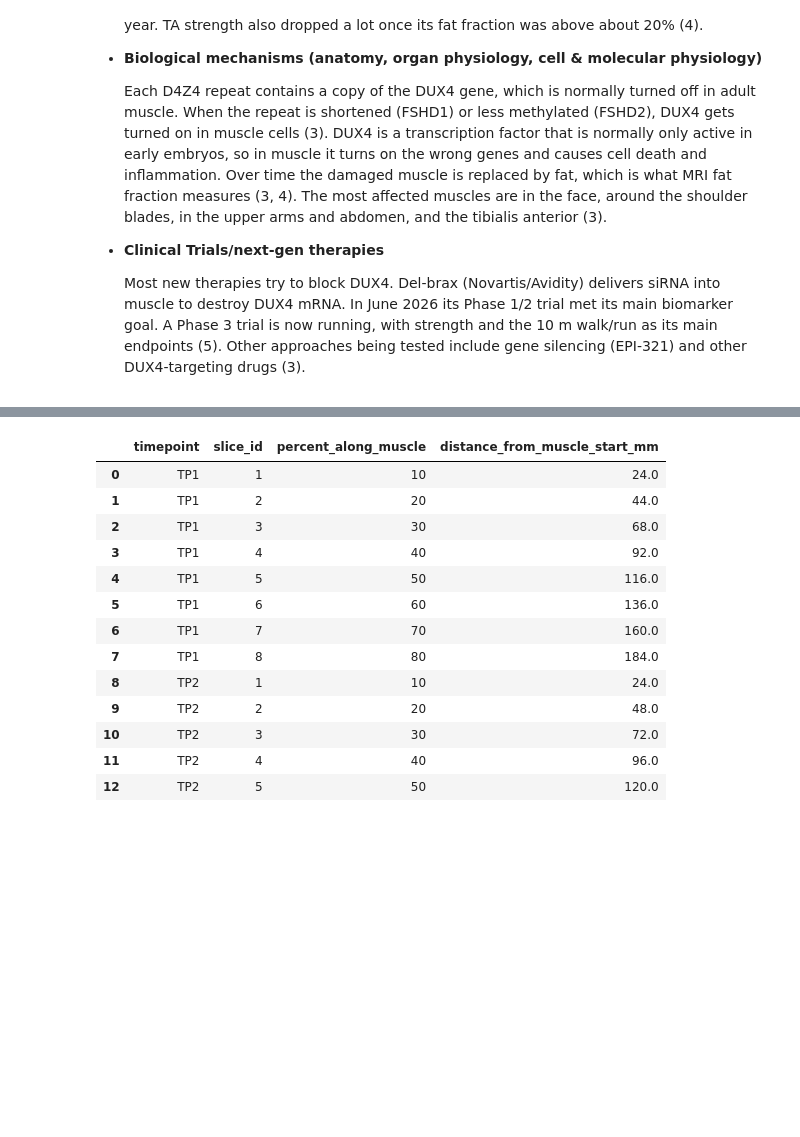
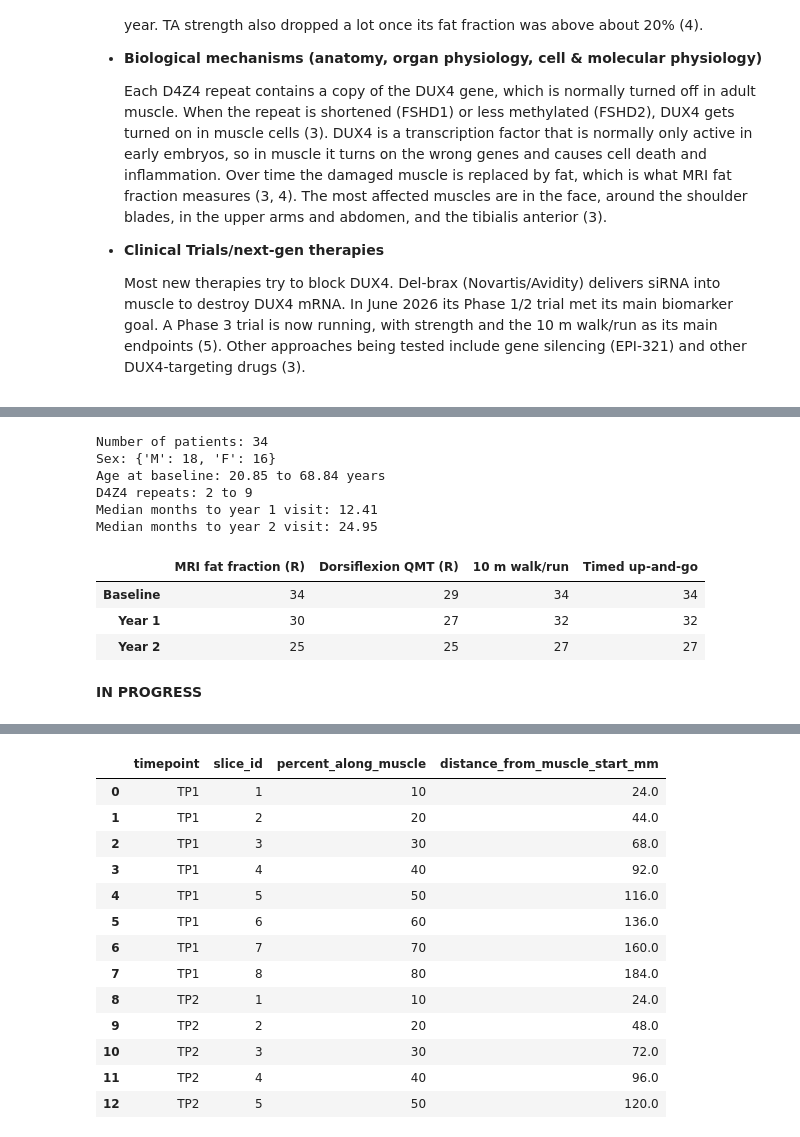
Before and after one commit to IliyaSomov-code/Module-2-Collab, a Jupyter notebook: FSHD_Module2_Project_Template.ipynb, the cells around one changed output, grey strips where cells are left out. Saved outputs shown, nothing was run; the diff lists cells and outputs as text; code cells hidden in the pictures; blank space fills up the shorter version.

```diff
--- a/FSHD_Module2_Project_Template.ipynb
+++ b/FSHD_Module2_Project_Template.ipynb
@@ -78,2 +86,42 @@ Explain how the MRI data and muscle mask were generated or provided for this pro
+# %%
+import pandas as pd
+
+clinical = pd.read_csv("Module2_FSHD_Dataset.csv")
+print("Number of patients:", len(clinical))
+print("Sex:", clinical["sex"].value_counts().to_dict())
+print("Age at baseline:", clinical["age_baseline"].min(), "to",
+      clinical["age_baseline"].max(), "years")
+d4z4 = clinical["d4z4"]
+print("D4Z4 repeats:", d4z4.min(), "to", d4z4.max())
+print("Median months to year 1 visit:", clinical["lag_months_y1"].median())
+print("Median months to year 2 visit:", clinical["lag_months_y2"].median())
+
+# How many patients have data at each visit for the measures we compare
+cols = {
+    "MRI fat fraction (R)": ["ff_baseline_R", "ff_y1_R", "ff_y2_R"],
+    "Dorsiflexion QMT (R)": ["dorsiflexion_qmt_R_baseline",
+                             "dorsiflexion_qmt_R_y1",
+                             "dorsiflexion_qmt_R_y2"],
+    "10 m walk/run": ["wr_10_baseline", "wr_10_y1", "wr_10_y2"],
+    "Timed up-and-go": ["tug_time_baseline", "tug_time_y1", "tug_time_y2"],
+}
+counts = pd.DataFrame(
+    {name: clinical[c].notna().sum().values for name, c in cols.items()},
+    index=["Baseline", "Year 1", "Year 2"],
+)
+counts
+# %% [output]
+Number of patients: 34
+Sex: {'M': 18, 'F': 16}
+Age at baseline: 20.85 to 68.84 years
+D4Z4 repeats: 2 to 9
+Median months to year 1 visit: 12.41
+Median months to year 2 visit: 24.95
+|  | MRI fat fraction (R) | Dorsiflexion QMT (R) | 10 m walk/run | Timed up-and-go |
+| Baseline | 34 | 29 | 34 | 34 |
+| Year 1 | 30 | 27 | 32 | 32 |
+| Year 2 | 25 | 25 | 27 | 27 |
+# %% [markdown]
+**IN PROGRESS**
 # %% [markdown]
 ## MRI Data Analysis Methdology:
```
Also changed, not shown: parts of 4 cells of this notebook.
